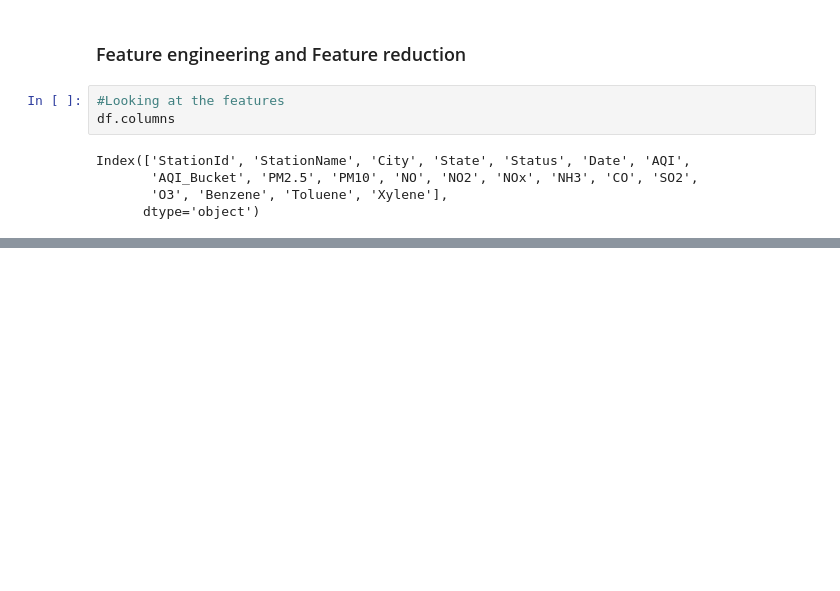
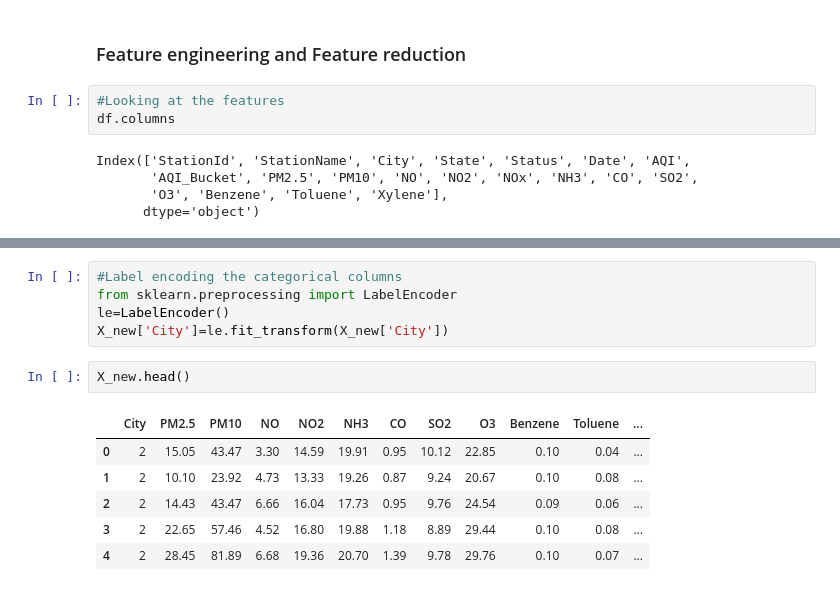
Before and after one commit to harikrish242/ICT_Main_Project, a Jupyter notebook: B2_T1_Main_Project.ipynb, the cells around one changed output, grey strips where cells are left out. Drawn from its saved outputs; the diff is of its cells as text; blank space fills up the shorter version.

```diff
--- a/B2_T1_Main_Project.ipynb
+++ b/B2_T1_Main_Project.ipynb
@@ -696,0 +758,14 @@ Index(['StationId', 'StationName', 'City', 'State', 'Status', 'Date', 'AQI',
+# %%
+#Label encoding the categorical columns
+from sklearn.preprocessing import LabelEncoder
+le=LabelEncoder()
+X_new['City']=le.fit_transform(X_new['City'])
+# %%
+X_new.head()
+# %% [output]
+|  | City | PM2.5 | PM10 | NO | NO2 | NH3 | CO | SO2 | O3 | Benzene | Toluene | ... |
+| 0 | 2 | 15.05 | 43.47 | 3.30 | 14.59 | 19.91 | 0.95 | 10.12 | 22.85 | 0.10 | 0.04 | ... |
+| 1 | 2 | 10.10 | 23.92 | 4.73 | 13.33 | 19.26 | 0.87 | 9.24 | 20.67 | 0.10 | 0.08 | ... |
+| 2 | 2 | 14.43 | 43.47 | 6.66 | 16.04 | 17.73 | 0.95 | 9.76 | 24.54 | 0.09 | 0.06 | ... |
+| 3 | 2 | 22.65 | 57.46 | 4.52 | 16.80 | 19.88 | 1.18 | 8.89 | 29.44 | 0.10 | 0.08 | ... |
+| 4 | 2 | 28.45 | 81.89 | 6.68 | 19.36 | 20.70 | 1.39 | 9.78 | 29.76 | 0.10 | 0.07 | ... |
```
Also changed, not shown: parts of 24 cells of this notebook.
